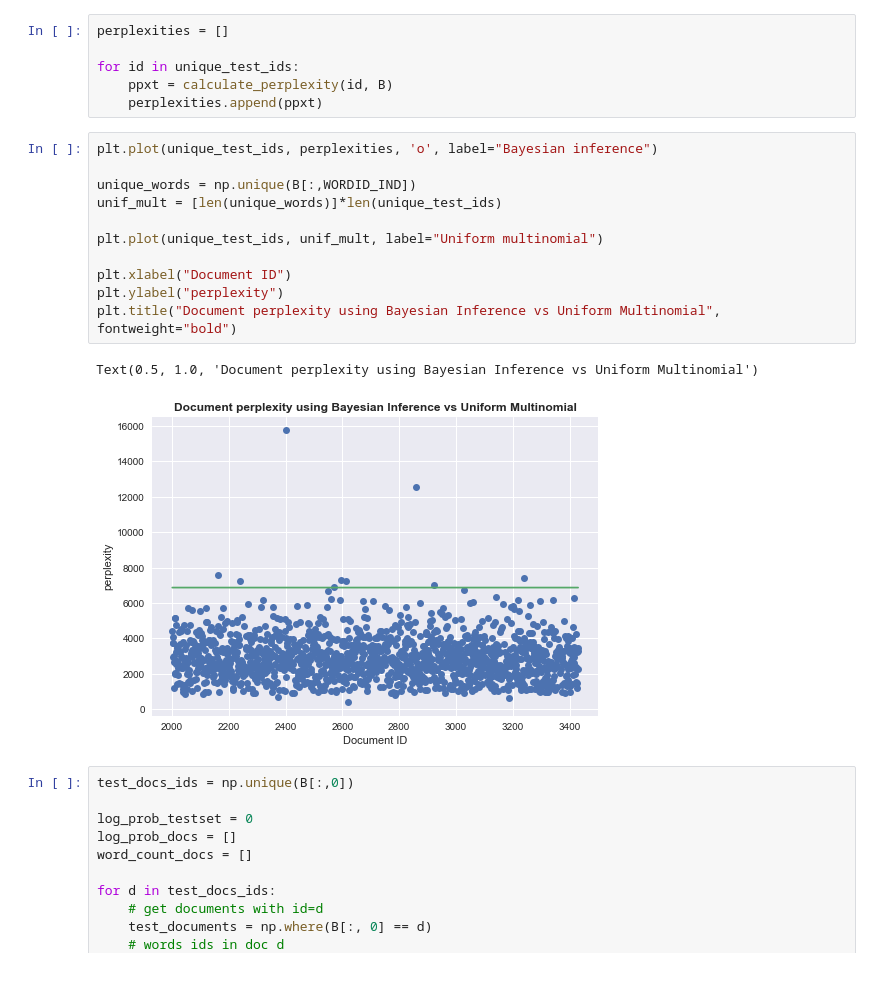
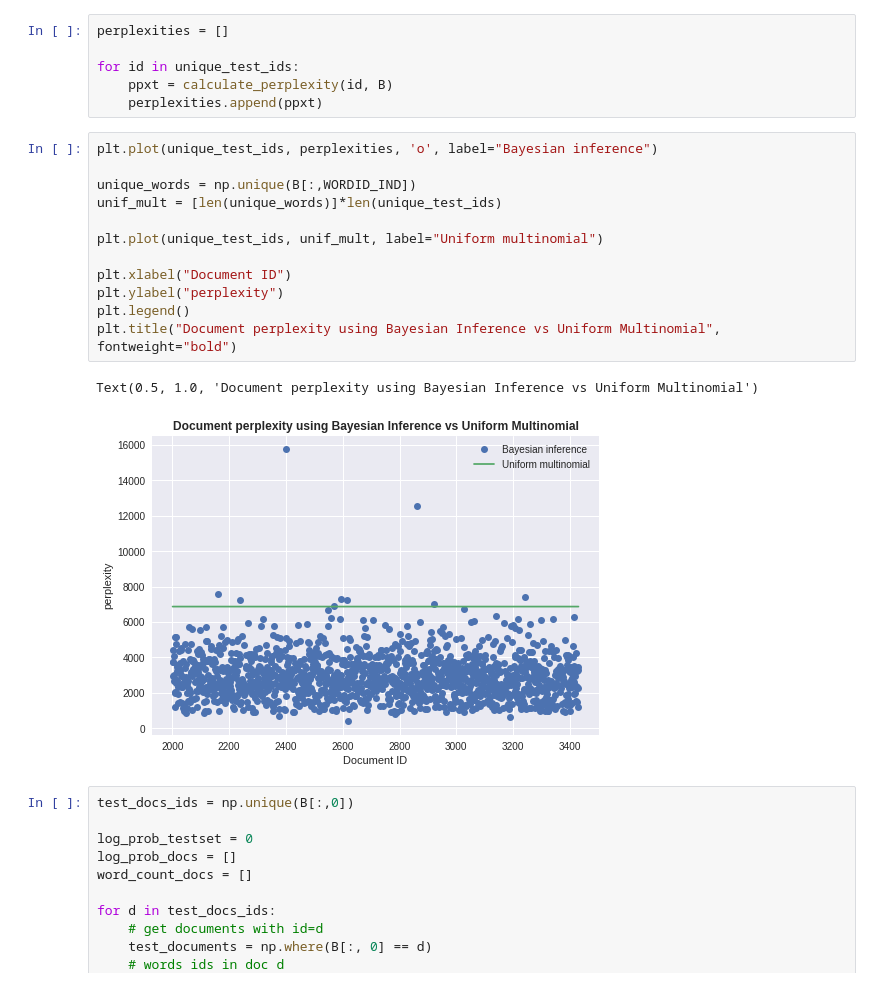
Before and after one commit to AlejandroSantorum/MPhil_MLMI_Cambridge, a Jupyter notebook: 4F13-Probabilistic_Machine_Learning/Lab/lab3/code/coursework3.ipynb, the cells around one changed output. Cells and saved outputs as stored; diff of their text form.

```diff
--- a/4F13-Probabilistic_Machine_Learning/Lab/lab3/code/coursework3.ipynb
+++ b/4F13-Probabilistic_Machine_Learning/Lab/lab3/code/coursework3.ipynb
@@ -230,17 +227,18 @@ for id in unique_test_ids:
 # %%
 plt.plot(unique_test_ids, perplexities, 'o', label="Bayesian inference")
 
 unique_words = np.unique(B[:,WORDID_IND])
 unif_mult = [len(unique_words)]*len(unique_test_ids)
 
 plt.plot(unique_test_ids, unif_mult, label="Uniform multinomial")
 
 plt.xlabel("Document ID")
 plt.ylabel("perplexity")
+plt.legend()
 plt.title("Document perplexity using Bayesian Inference vs Uniform Multinomial", fontweight="bold")
 # %% [output]
 Text(0.5, 1.0, 'Document perplexity using Bayesian Inference vs Uniform Multinomial')
-[figure, old version]
+[figure, new version]
 # %%
 test_docs_ids = np.unique(B[:,0])
 
```
Also changed, not shown: parts of 13 cells of this notebook, 15 other files.
